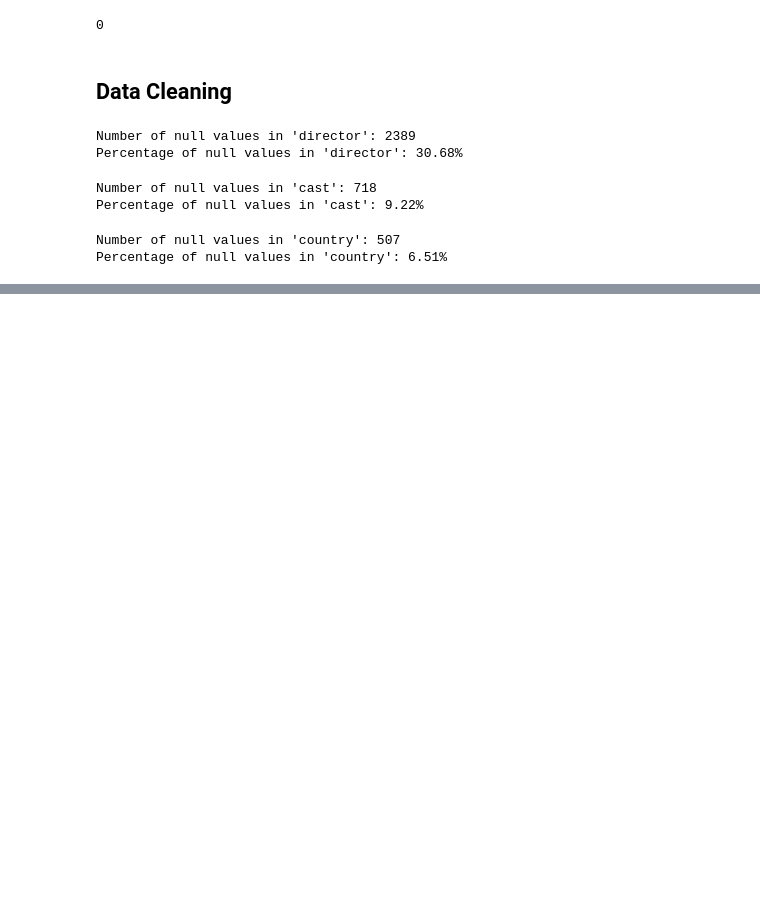
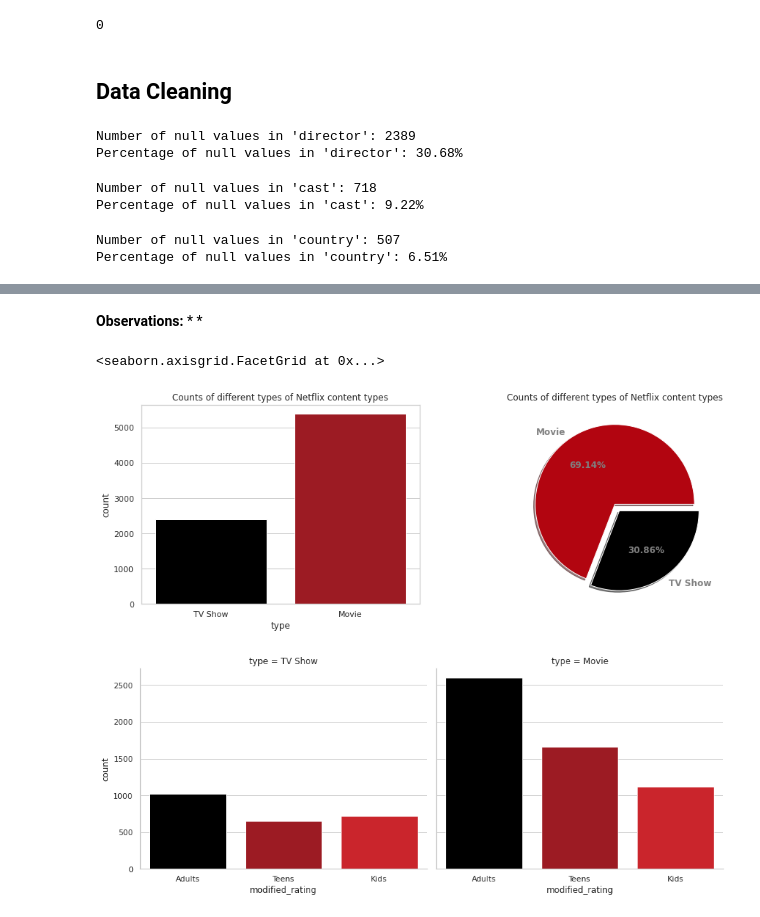
Before and after one commit to HariTarz/Netflix_Movies_And_TV_Shows_Clustering, a Jupyter notebook: Netflix_Movies_And_TV_Shows_Clustering.ipynb, the cells around one changed output, grey strips where cells are left out. Cells and saved outputs as stored; diff of their text form; code cells hidden in the pictures; blank space fills up the shorter version.

```diff
--- a/Netflix_Movies_And_TV_Shows_Clustering.ipynb
+++ b/Netflix_Movies_And_TV_Shows_Clustering.ipynb
@@ -218,0 +277,16 @@ nf_df.dropna(inplace= True)
+# %% [markdown]
+**Observations:**
+*
+*
+# %%
+# Plotting different types of conents available in Netflix.
+fig, ax = plt.subplots(1,2, figsize=(15,5))
+sns.countplot(nf_df.type, ax=ax[0], palette= [colors[0], colors[3]])
+ax[0].set_title('Counts of different types of Netflix content types')
+ax[1].pie(nf_df.type.value_counts(), labels = nf_df.type.value_counts().index, autopct='%1.2f%%', textprops={'color':'gray', 'fontsize':12, 'weight':'bold'}, colors=[colors[3], colors[0]], explode = [0,0.1], shadow = True)
+ax[1].set_title('Counts of different types of Netflix content types')
+sns.catplot(x='modified_rating',col='type', data=nf_df, kind='count', palette= [colors[0], colors[3], colors[6]], aspect= 1.25)
+# %% [output]
+<seaborn.axisgrid.FacetGrid at 0x...>
+[figure, added]
+[figure, added]
```
Also changed, not shown: parts of 21 cells of this notebook.
